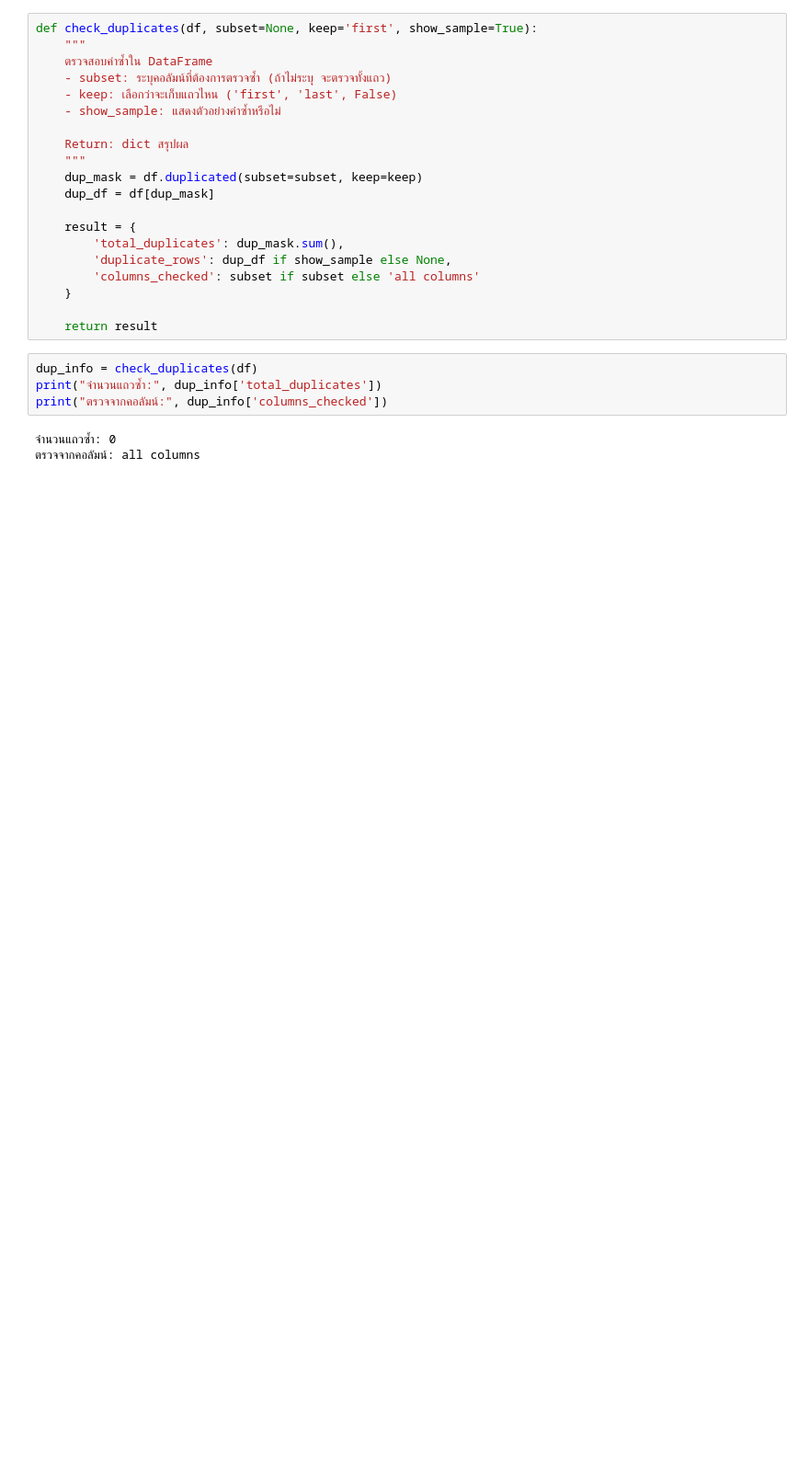
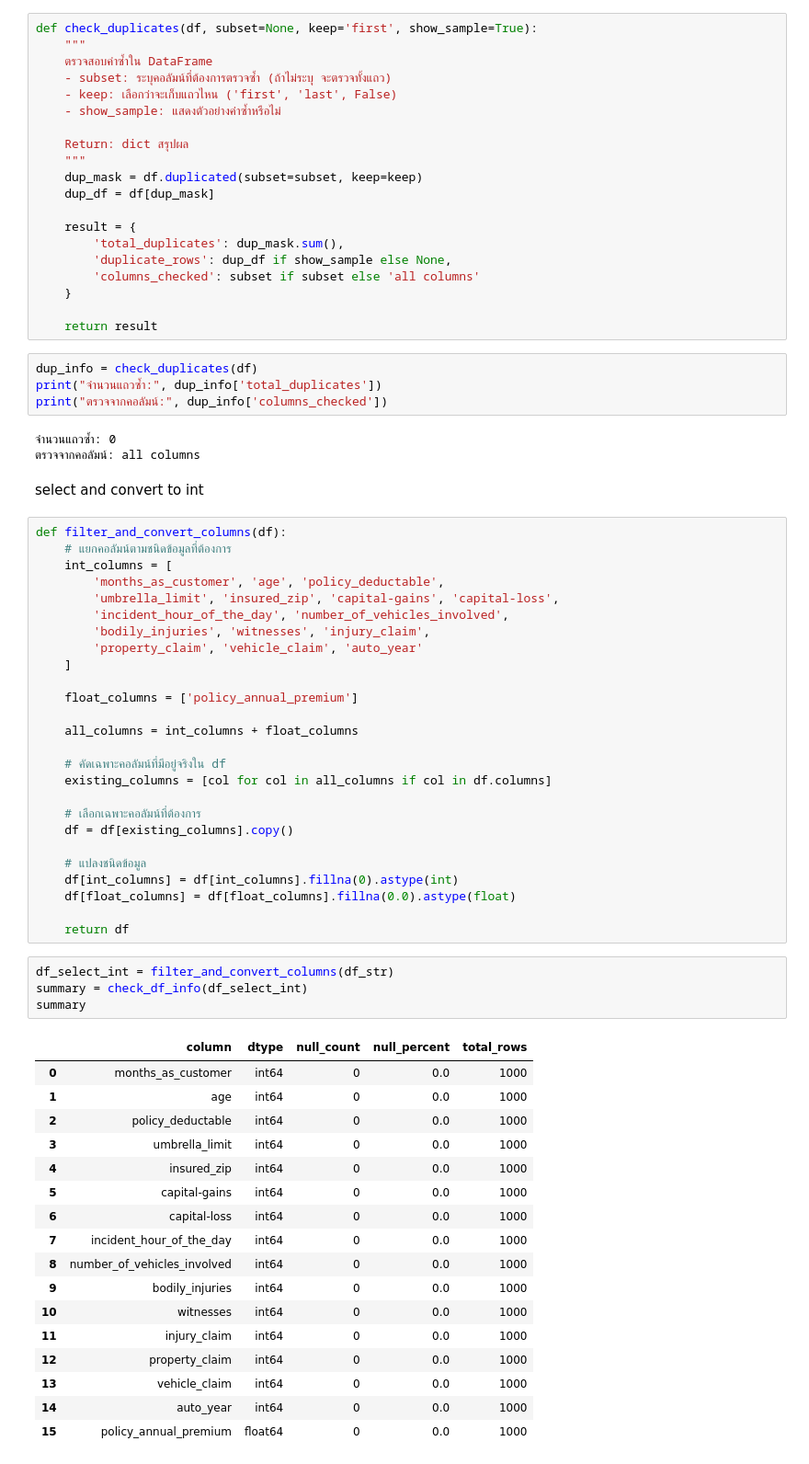
Before and after one commit to inkkuli/fraud_Insurance, a Jupyter notebook: fraud.ipynb, the cells around one changed output. Shown at 92% size. Saved outputs shown, nothing was run; the diff lists cells and outputs as text; blank space fills up the shorter version.

```diff
--- a/fraud.ipynb
+++ b/fraud.ipynb
@@ -235,3 +314,53 @@ print("ตรวจจากคอลัมน์:", dup_info['columns_checked']
 # %% [output]
 จำนวนแถวซ้ำ: 0
 ตรวจจากคอลัมน์: all columns
+# %% [markdown]
+select and convert to int
+# %%
+def filter_and_convert_columns(df):
+    # แยกคอลัมน์ตามชนิดข้อมูลที่ต้องการ
+    int_columns = [
+        'months_as_customer', 'age', 'policy_deductable',
+        'umbrella_limit', 'insured_zip', 'capital-gains', 'capital-loss',
+        'incident_hour_of_the_day', 'number_of_vehicles_involved',
+        'bodily_injuries', 'witnesses', 'injury_claim',
+        'property_claim', 'vehicle_claim', 'auto_year'
+    ]
+
+    float_columns = ['policy_annual_premium']
+
+    all_columns = int_columns + float_columns
+
+    # คัดเฉพาะคอลัมน์ที่มีอยู่จริงใน df
+    existing_columns = [col for col in all_columns if col in df.columns]
+
+    # เลือกเฉพาะคอลัมน์ที่ต้องการ
+    df = df[existing_columns].copy()
+
+    # แปลงชนิดข้อมูล
+    df[int_columns] = df[int_columns].fillna(0).astype(int)
+    df[float_columns] = df[float_columns].fillna(0.0).astype(float)
+
+    return df
+# %%
+df_select_int = filter_and_convert_columns(df_str)
+summary = check_df_info(df_select_int)
+summary
+# %% [output]
+|  | column | dtype | null_count | null_percent | total_rows |
+| 0 | months_as_customer | int64 | 0 | 0.0 | 1000 |
+| 1 | age | int64 | 0 | 0.0 | 1000 |
+| 2 | policy_deductable | int64 | 0 | 0.0 | 1000 |
+| 3 | umbrella_limit | int64 | 0 | 0.0 | 1000 |
+| 4 | insured_zip | int64 | 0 | 0.0 | 1000 |
+| 5 | capital-gains | int64 | 0 | 0.0 | 1000 |
+| 6 | capital-loss | int64 | 0 | 0.0 | 1000 |
+| 7 | incident_hour_of_the_day | int64 | 0 | 0.0 | 1000 |
+| 8 | number_of_vehicles_involved | int64 | 0 | 0.0 | 1000 |
+| 9 | bodily_injuries | int64 | 0 | 0.0 | 1000 |
+| 10 | witnesses | int64 | 0 | 0.0 | 1000 |
+| 11 | injury_claim | int64 | 0 | 0.0 | 1000 |
+| 12 | property_claim | int64 | 0 | 0.0 | 1000 |
+| 13 | vehicle_claim | int64 | 0 | 0.0 | 1000 |
+| 14 | auto_year | int64 | 0 | 0.0 | 1000 |
+| 15 | policy_annual_premium | float64 | 0 | 0.0 | 1000 |
```
Also changed, not shown: parts of 12 cells of this notebook.
